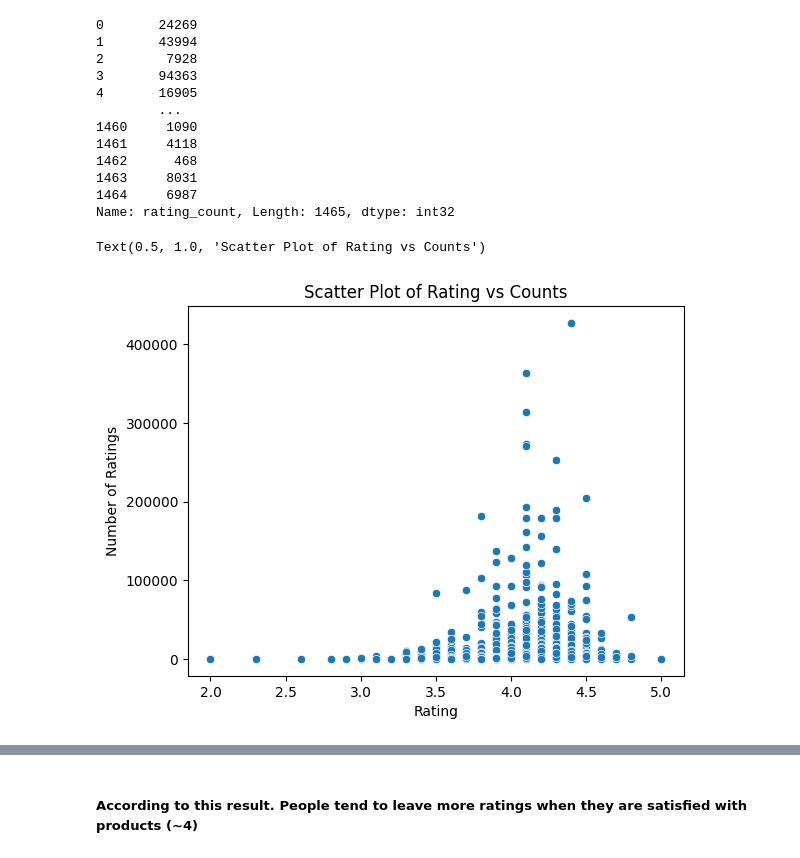
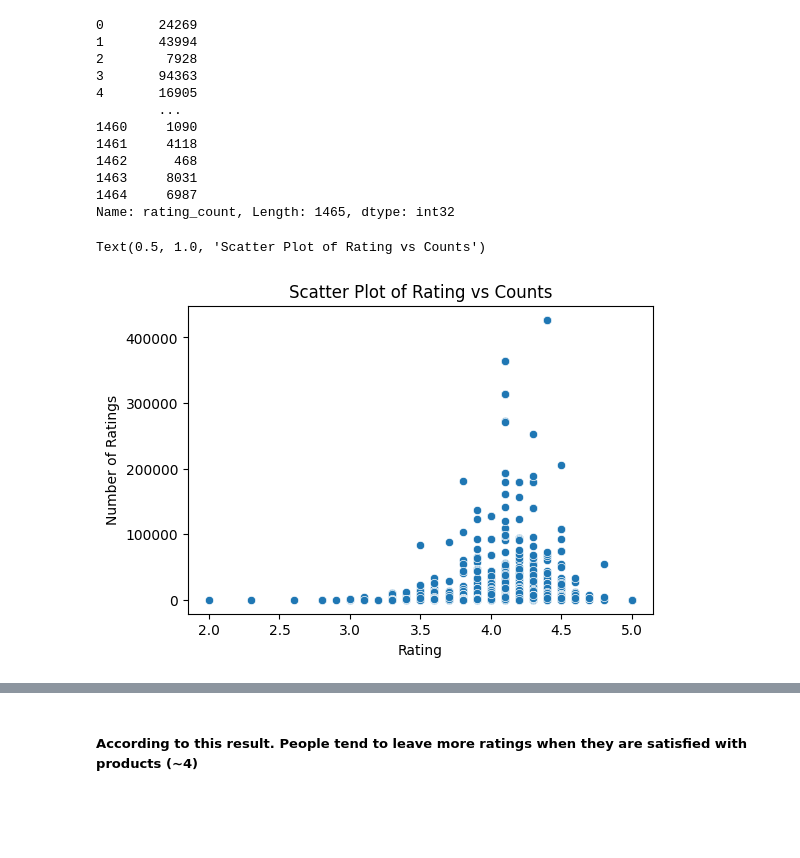
Before and after one commit to Enlightenus/Amazon_sales_analysis, a Jupyter notebook: amazon_analysis.ipynb, the cells around one changed output, grey strips where cells are left out. Drawn from its saved outputs; the diff is of its cells as text; code cells hidden in the pictures; blank space fills up the shorter version.

```diff
--- a/amazon_analysis.ipynb
+++ b/amazon_analysis.ipynb
@@ -393,10 +393,11 @@ rating_counts
 Name: rating_count, Length: 1465, dtype: int32
 # %%
 # Visualizing Rating vs Rating Counts
+fig = plt.figure(figsize=(6, 4))
 sns.scatterplot(x = rating, y = rating_counts)
 plt.xlabel('Rating')
 plt.ylabel('Number of Ratings')
 plt.title('Scatter Plot of Rating vs Counts')
 # %% [output]
 Text(0.5, 1.0, 'Scatter Plot of Rating vs Counts')
-[figure, old version]
+[figure, new version]
```
Also changed, not shown: parts of 1 cell of this notebook.
